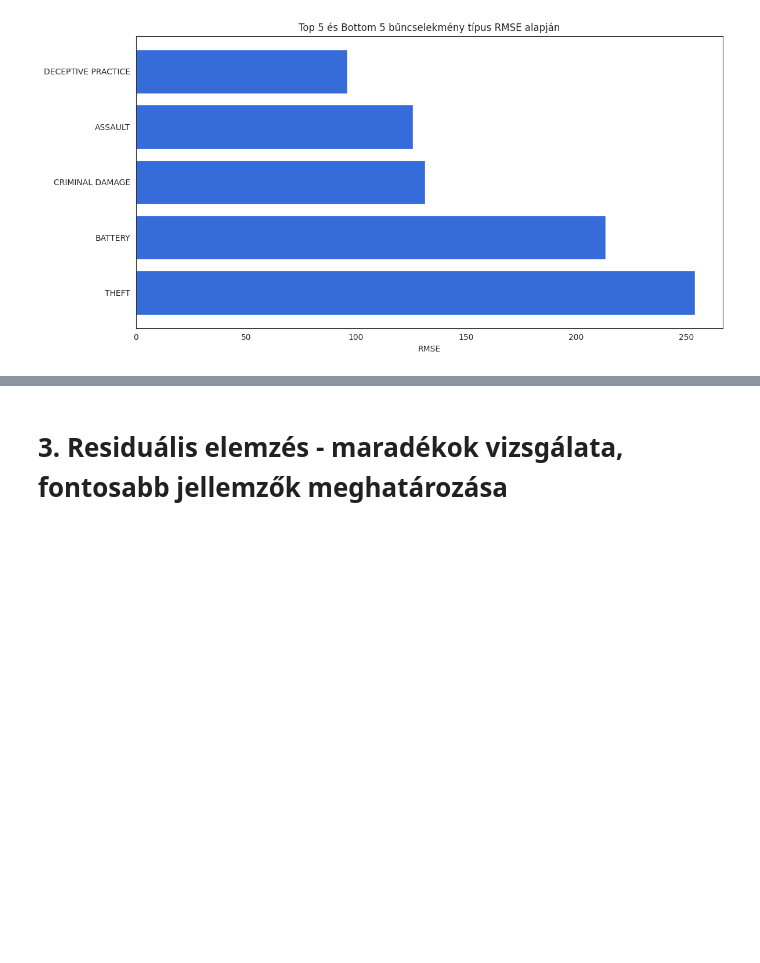
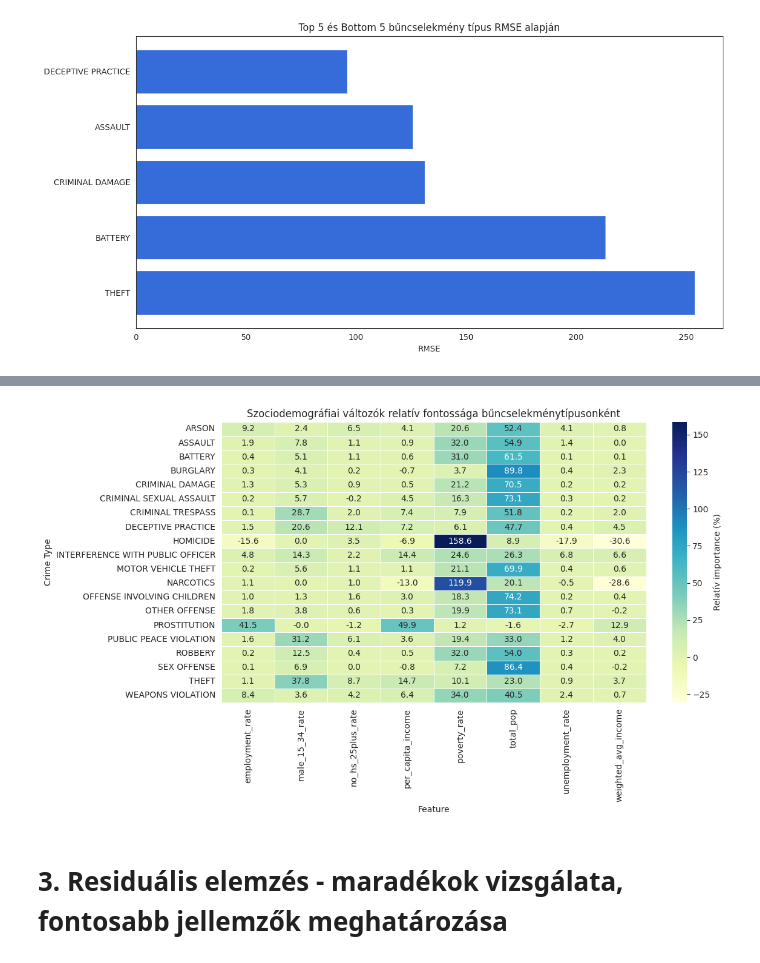
Before and after one commit to enikogyorfi/Szakdolgozat, a Jupyter notebook: Szocdem adatok.ipynb, the cells around one changed output, grey strips where cells are left out. Saved outputs shown, nothing was run; the diff lists cells and outputs as text; code cells hidden in the pictures; blank space fills up the shorter version.

```diff
--- a/Szocdem adatok.ipynb
+++ b/Szocdem adatok.ipynb
@@ -458,3 +603,24 @@ plt.show()
+# %%
+heatmap_pct = heatmap_data.div(heatmap_data.sum(axis=1), axis=0) * 100
+
+plt.figure(figsize=(12, 7))
+sns.heatmap(
+    heatmap_pct,
+    annot=True,
+    fmt=".1f",
+    cmap="YlGnBu",
+    linewidths=0.5,
+    cbar_kws={"label": "Relatív importance (%)"}
+)
+
+plt.title("Szociodemográfiai változók relatív fontossága bűncselekménytípusonként")
+plt.xlabel("Feature")
+plt.ylabel("Crime Type")
+plt.tight_layout()
+plt.savefig("docs/Szakdolgozat docs/Images/Results_img/socio_feature_relative_importance_heatmap.png", dpi=300, bbox_inches="tight")
+plt.show()
+# %% [output]
+[figure, added]
 # %% [markdown]
 # 3. Residuális elemzés - maradékok vizsgálata, fontosabb jellemzők meghatározása
 # %% [markdown]
```
Also changed, not shown: parts of 6 cells of this notebook, 2 other files.
